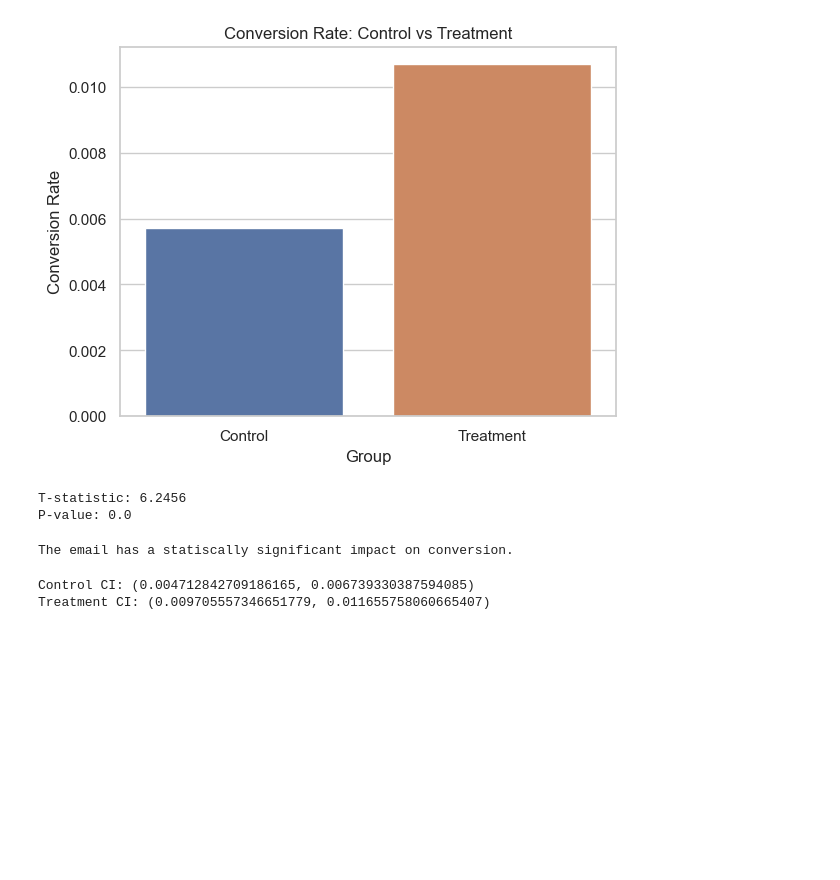
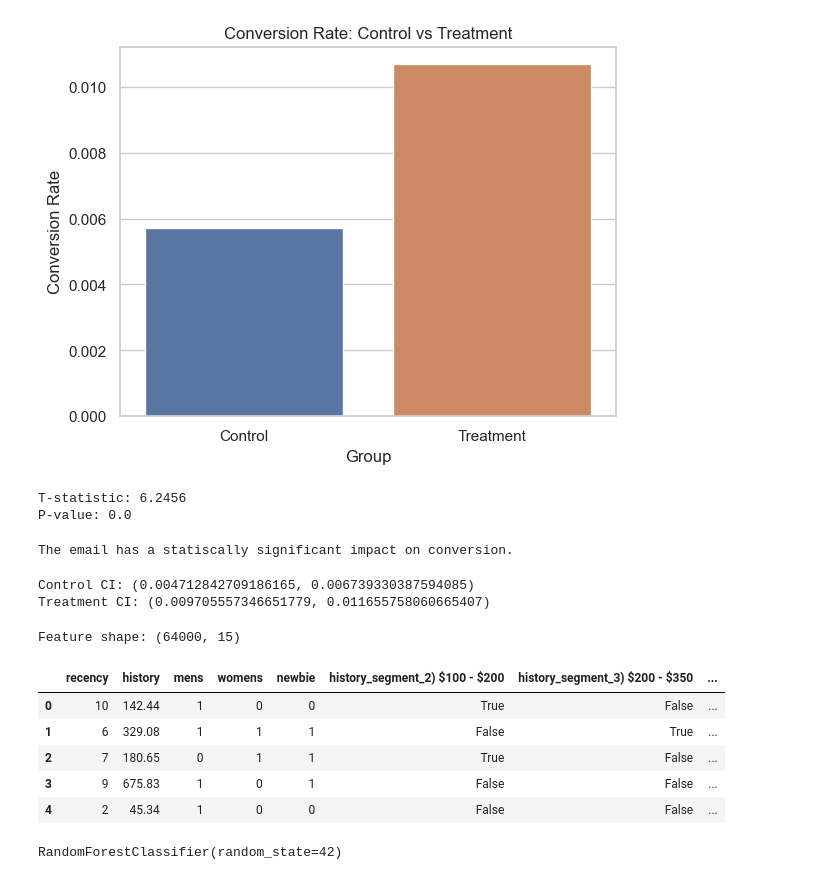
Before and after one commit to tejfaster/Email-marketing-Uplift-Model, a Jupyter notebook: notebooks/01_ab_test_analysis.ipynb, the cells around one changed output. Cells and saved outputs as stored; diff of their text form; code cells hidden in the pictures; blank space fills up the shorter version.

```diff
--- a/notebooks/01_ab_test_analysis.ipynb
+++ b/notebooks/01_ab_test_analysis.ipynb
@@ -198,0 +201,43 @@ Treatment CI: (0.009705557346651779, 0.011655758060665407)
+# %%
+# Copy dateset
+uplift_df = df.copy()
+
+# define target and treatment
+y = uplift_df["conversion"]
+treatment = uplift_df["treatment"]
+
+# drop unnecessary columns
+X = uplift_df.drop(columns=["conversion","segment","treatment","visit","spend"],errors="ignore")
+
+# covert categorical variables
+X = pd.get_dummies(X,drop_first=True)
+
+print("Feature shape:",X.shape)
+X.head()
+# %% [output]
+Feature shape: (64000, 15)
+|  | recency | history | mens | womens | newbie | history_segment_2) $100 - $200 | history_segment_3) $200 - $350 | ... |
+| 0 | 10 | 142.44 | 1 | 0 | 0 | True | False | ... |
+| 1 | 6 | 329.08 | 1 | 1 | 1 | False | True | ... |
+| 2 | 7 | 180.65 | 0 | 1 | 1 | True | False | ... |
+| 3 | 9 | 675.83 | 1 | 0 | 1 | False | False | ... |
+| 4 | 2 | 45.34 | 1 | 0 | 0 | False | False | ... |
+# %%
+# train separate Models(T -Learner approach)
+from sklearn.ensemble import RandomForestClassifier
+
+# Split data
+X_control = X[uplift_df["treatment"] == 0]
+y_control = y[uplift_df["treatment"] == 0]
+
+X_treatment = X[uplift_df["treatment"] == 1]
+y_treatment = y[uplift_df["treatment"] == 1]
+
+# Train models
+model_control = RandomForestClassifier(n_estimators = 100, random_state = 42)
+model_treatment = RandomForestClassifier(n_estimators = 100, random_state = 42)
+
+model_control.fit(X_control, y_control)
+model_treatment.fit(X_treatment, y_treatment)
+# %% [output]
+RandomForestClassifier(random_state=42)
```
Also changed, not shown: parts of 7 cells of this notebook.
